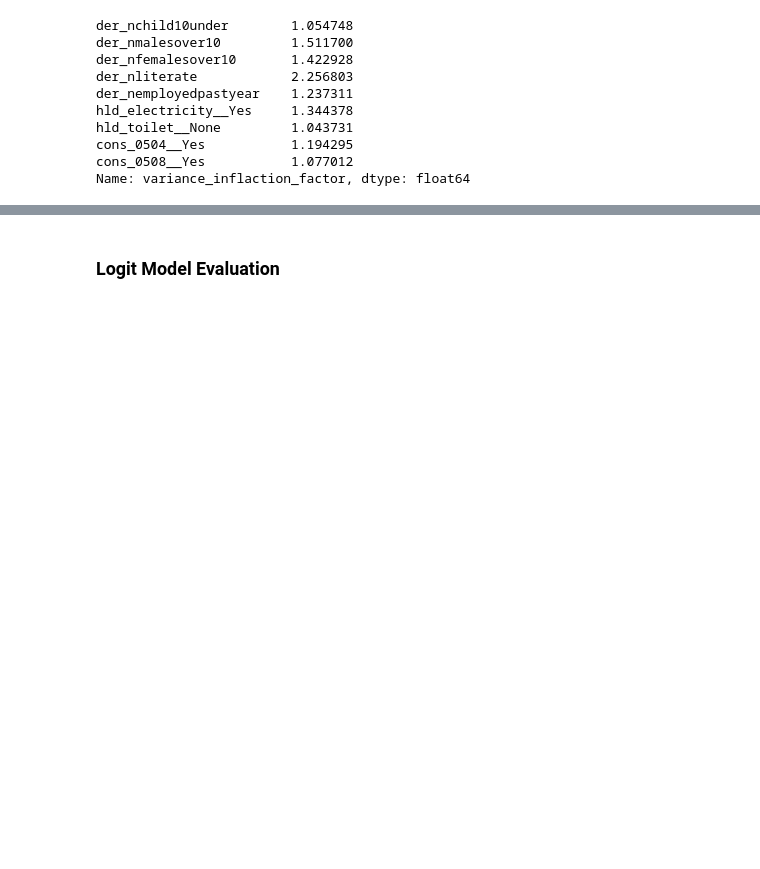
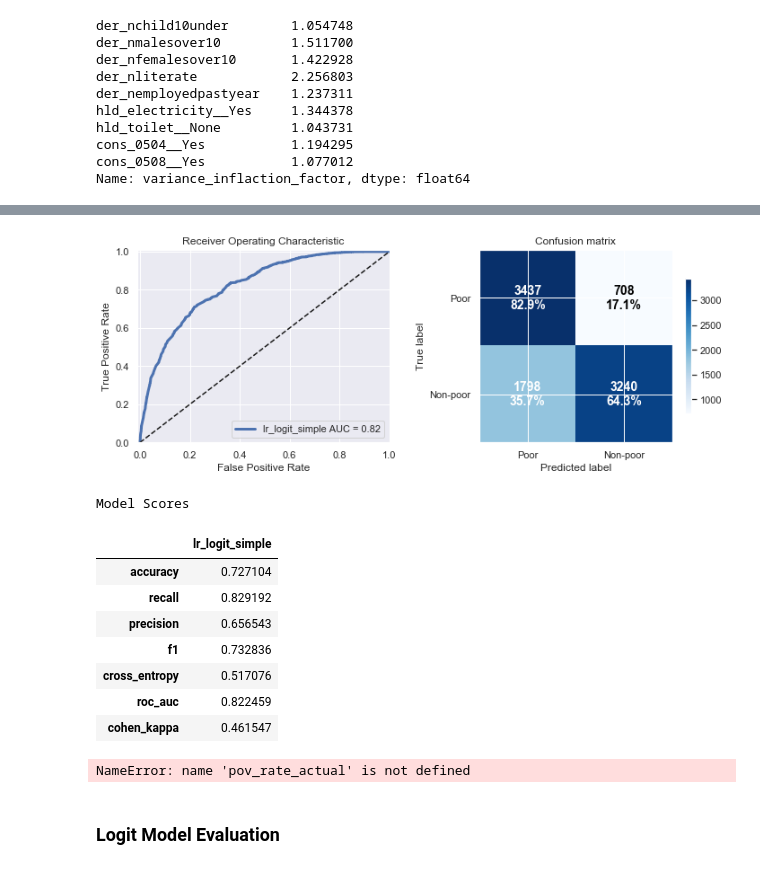
Before and after one commit to mikep67/mkp_code, a Jupyter notebook: Institute of Data Course/Project 3/notebooks/1.0 LogRegressionMWI.ipynb, the cells around one changed output, grey strips where cells are left out. Drawn from its saved outputs; the diff is of its cells as text; code cells hidden in the pictures; blank space fills up the shorter version.

```diff
--- a/Institute of Data Course/Project 3/notebooks/1.0 LogRegressionMWI.ipynb
+++ b/Institute of Data Course/Project 3/notebooks/1.0 LogRegressionMWI.ipynb
@@ -283,3 +255,24 @@ coefs
+# %%
+# Evaluate performance
+metrics = evaluation.evaluate_model(y_train, y_pred, y_prob,
+                                    store_model=True,
+                                    model_name='logit_simple',
+                                    prefix=ALGORITHM_NAME,
+                                    country=COUNTRY,
+                                    model=model,
+                                    features=coefs)
+# %% [output]
+[figure, added]
+Model Scores
+|  | lr_logit_simple |
+| accuracy | 0.727104 |
+| recall | 0.829192 |
+| precision | 0.656543 |
+| f1 | 0.732836 |
+| cross_entropy | 0.517076 |
+| roc_auc | 0.822459 |
+| cohen_kappa | 0.461547 |
+NameError: name 'pov_rate_actual' is not defined
 # %% [markdown]
 ### Logit Model Evaluation
 # %%
```
Also changed, not shown: parts of 14 cells of this notebook, 14 other files.
